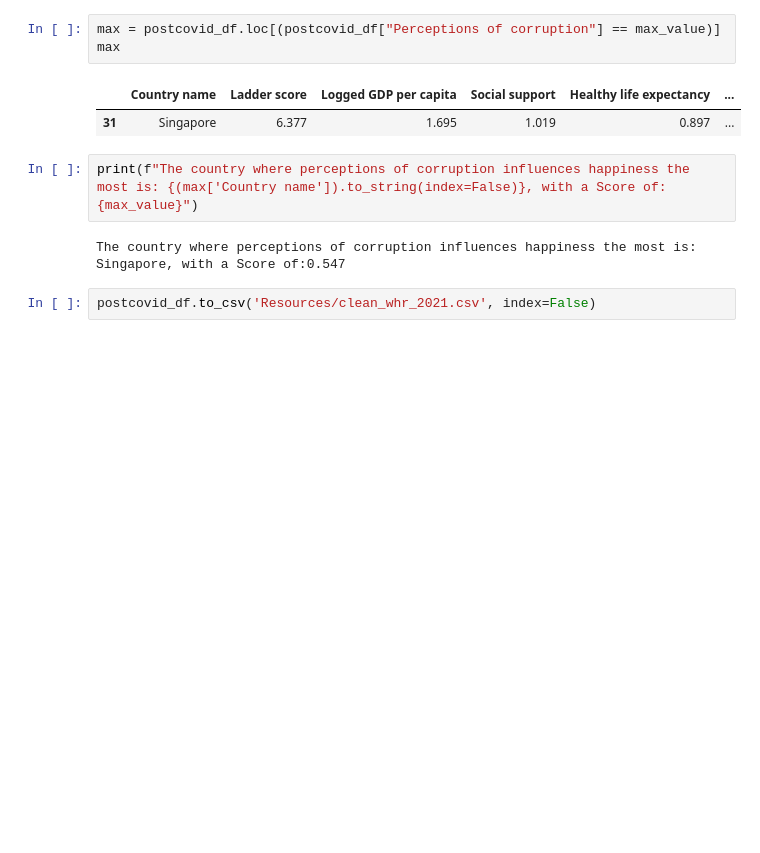
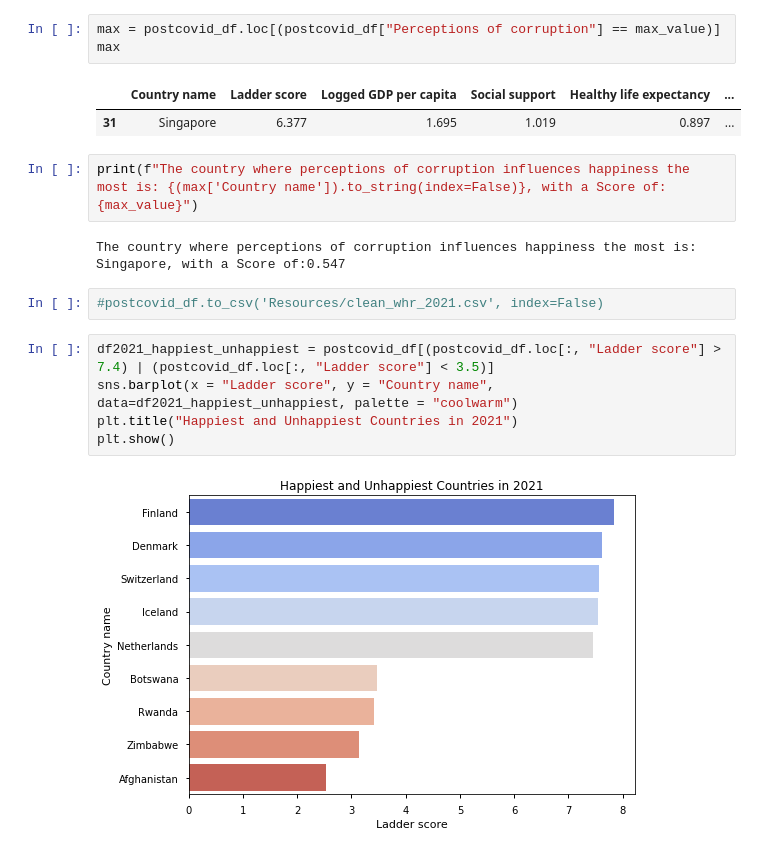
Before and after one commit to CristinaCod/World_Happiness_Report, a Jupyter notebook: World Happiness 2021.ipynb, the cells around one changed output. Cells and saved outputs as stored; diff of their text form; blank space fills up the shorter version.

```diff
--- a/World Happiness 2021.ipynb
+++ b/World Happiness 2021.ipynb
@@ -166,4 +188,11 @@ print(f"The country where perceptions of corruption influences happiness the mos
 # %% [output]
 The country where perceptions of corruption influences happiness the most is: Singapore, with a Score of:0.547
 # %%
-postcovid_df.to_csv('Resources/clean_whr_2021.csv', index=False)
+#postcovid_df.to_csv('Resources/clean_whr_2021.csv', index=False)
+# %%
+df2021_happiest_unhappiest = postcovid_df[(postcovid_df.loc[:, "Ladder score"] > 7.4) | (postcovid_df.loc[:, "Ladder score"] < 3.5)]
+sns.barplot(x = "Ladder score", y = "Country name", data=df2021_happiest_unhappiest, palette = "coolwarm")
+plt.title("Happiest and Unhappiest Countries in 2021")
+plt.show()
+# %% [output]
+[figure, added]
```
Also changed, not shown: parts of 4 cells of this notebook.
